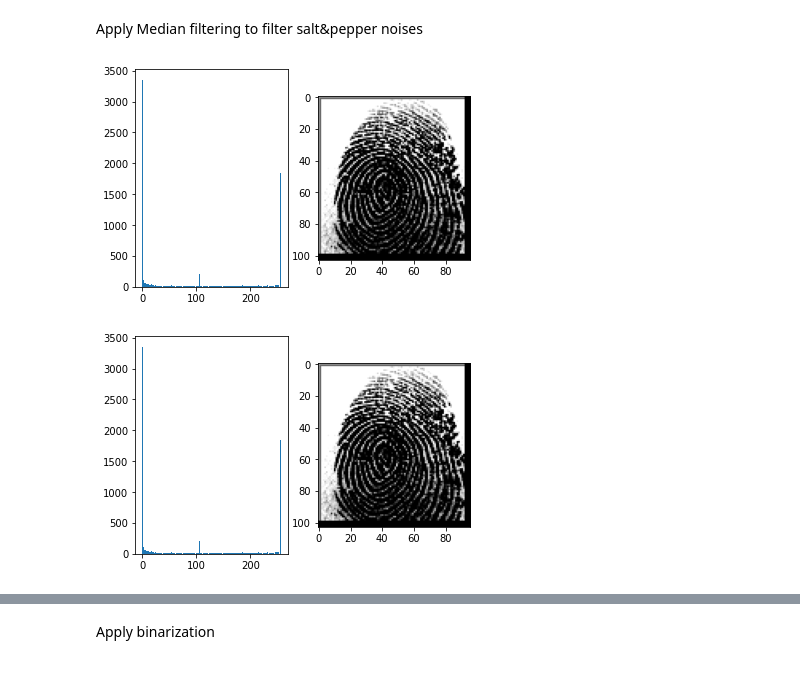
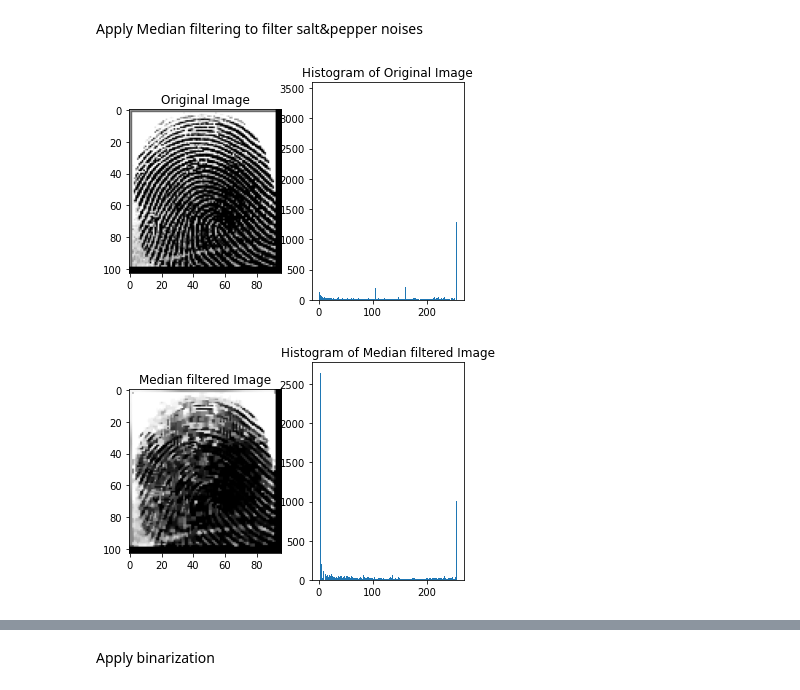
Before and after one commit to ndmch3w/FingerprintBiometric, a Jupyter notebook: biometric.ipynb, the cells around one changed output, grey strips where cells are left out. Saved outputs shown, nothing was run; the diff lists cells and outputs as text; code cells hidden in the pictures.

```diff
--- a/biometric.ipynb
+++ b/biometric.ipynb
@@ -143,23 +162,36 @@ plt.show()
 # %% [markdown]
 Apply Median filtering to filter salt&pepper noises
-# %%
-plt.figure()
-plt.subplot(121)
-plt.hist(real_img_set[55].ravel(), 256, [0,256])
-plt.subplot(122)
-plt.imshow(real_img_set[55], cmap='gray')
-plt.show()
-
-kernel_size = 5
-for image in data:
-    image = cv2.medianBlur(image, kernel_size)
-
-plt.figure()
-plt.subplot(121)
-plt.hist(data[55].ravel(), 256, [0,256])
-plt.subplot(122)
-plt.imshow(data[55], cmap='gray')
-plt.show()
-# %% [output]
-[figure, removed]
-[figure, removed]
+# %%
+# Assuming real_img_set is your original set of images
+real_img = real_img_set[77]
+
+plt.figure()
+
+# Plot original image and its histogram
+plt.subplot(121)
+plt.imshow(real_img, cmap='gray')
+plt.title('Original Image')
+
+plt.subplot(122)
+plt.hist(real_img.ravel(), 256, [0, 256])
+plt.title('Histogram of Original Image')
+
+plt.show()
+
+# Apply median filtering with a small kernel size (e.g., 3x3)
+filtered_img = cv2.medianBlur(data[77], 3)
+
+plt.figure()
+
+plt.subplot(121)
+plt.imshow(filtered_img, cmap='gray')
+plt.title('Median filtered Image')
+
+plt.subplot(122)
+plt.hist(filtered_img.ravel(), 256, [0, 256])
+plt.title('Histogram of Median filtered Image')
+
+plt.show()
+# %% [output]
+[figure, added]
+[figure, added]
```
Also changed, not shown: parts of 20 cells of this notebook.
